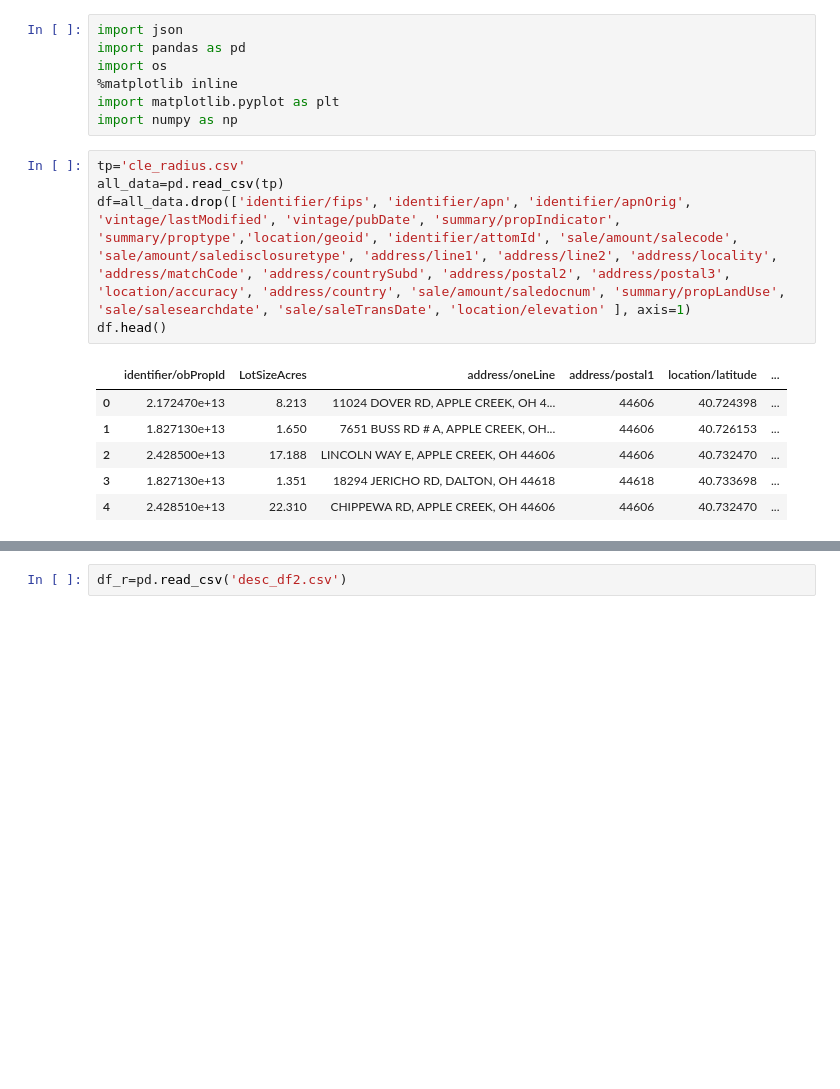
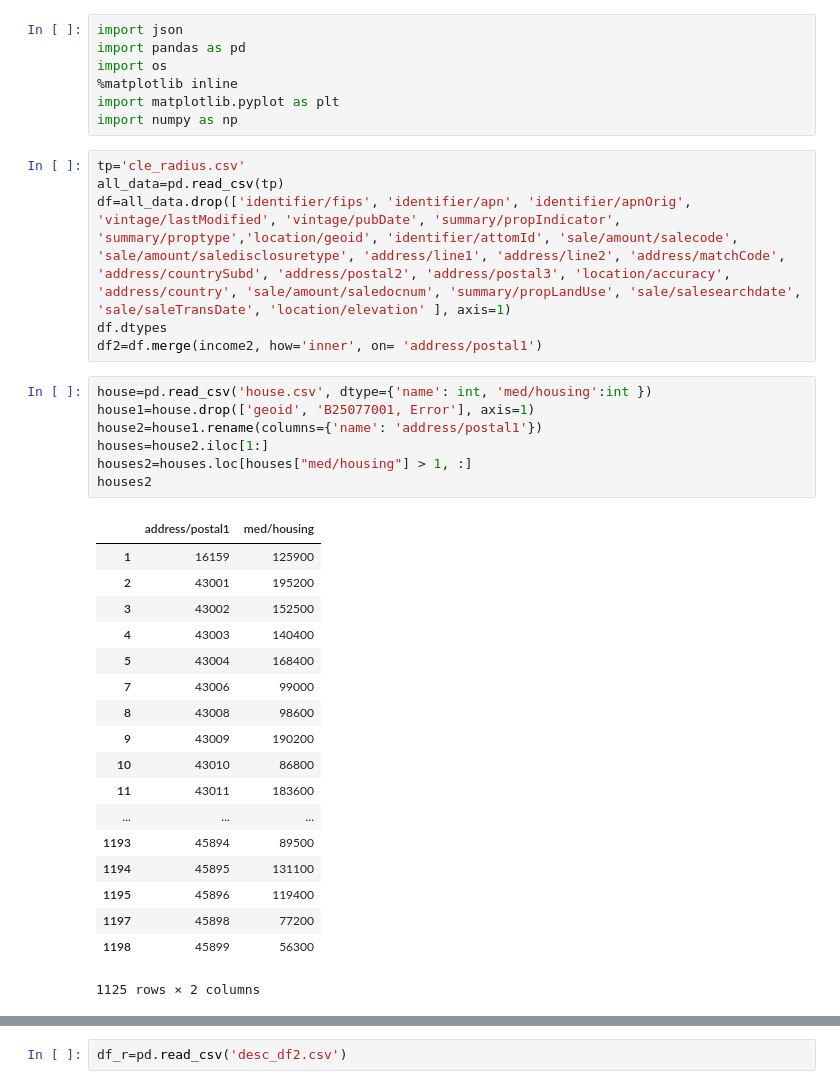
Before and after one commit to YKhmelnitskiy/Project-Real-Estate-Manager, a Jupyter notebook: RE.ipynb, the cells around one changed output, grey strips where cells are left out. Drawn from its saved outputs; the diff is of its cells as text; blank space fills up the shorter version.

```diff
--- a/RE.ipynb
+++ b/RE.ipynb
@@ -8,12 +8,32 @@ import numpy as np
 # %%
 tp='cle_radius.csv'
 all_data=pd.read_csv(tp)
-df=all_data.drop(['identifier/fips', 'identifier/apn', 'identifier/apnOrig', 'vintage/lastModified', 'vintage/pubDate', 'summary/propIndicator', 'summary/proptype','location/geoid', 'identifier/attomId', 'sale/amount/salecode', 'sale/amount/saledisclosuretype', 'address/line1', 'address/line2', 'address/locality', 'address/matchCode', 'address/countrySubd', 'address/postal2', 'address/postal3', 'location/accuracy', 'address/country', 'sale/amount/saledocnum', 'summary/propLandUse', 'sale/salesearchdate', 'sale/saleTransDate', 'location/elevation' ], axis=1)
-df.head()
+df=all_data.drop(['identifier/fips', 'identifier/apn', 'identifier/apnOrig', 'vintage/lastModified', 'vintage/pubDate', 'summary/propIndicator', 'summary/proptype','location/geoid', 'identifier/attomId', 'sale/amount/salecode', 'sale/amount/saledisclosuretype', 'address/line1', 'address/line2', 'address/matchCode', 'address/countrySubd', 'address/postal2', 'address/postal3', 'location/accuracy', 'address/country', 'sale/amount/saledocnum', 'summary/propLandUse', 'sale/salesearchdate', 'sale/saleTransDate', 'location/elevation' ], axis=1)
+df.dtypes
+df2=df.merge(income2, how='inner', on= 'address/postal1')
-# %% [output]
-|  | identifier/obPropId | LotSizeAcres | address/oneLine | address/postal1 | location/latitude | ... |
-| 0 | 2.172470e+13 | 8.213 | 11024 DOVER RD, APPLE CREEK, OH 4... | 44606 | 40.724398 | ... |
-| 1 | 1.827130e+13 | 1.650 | 7651 BUSS RD # A, APPLE CREEK, OH... | 44606 | 40.726153 | ... |
-| 2 | 2.428500e+13 | 17.188 | LINCOLN WAY E, APPLE CREEK, OH 44606 | 44606 | 40.732470 | ... |
-| 3 | 1.827130e+13 | 1.351 | 18294 JERICHO RD, DALTON, OH 44618 | 44618 | 40.733698 | ... |
-| 4 | 2.428510e+13 | 22.310 | CHIPPEWA RD, APPLE CREEK, OH 44606 | 44606 | 40.732470 | ... |
+# %%
+house=pd.read_csv('house.csv', dtype={'name': int, 'med/housing':int })
+house1=house.drop(['geoid', 'B25077001, Error'], axis=1)
+house2=house1.rename(columns={'name': 'address/postal1'})
+houses=house2.iloc[1:]
+houses2=houses.loc[houses["med/housing"] > 1, :]
+houses2
+# %% [output]
+|  | address/postal1 | med/housing |
+| 1 | 16159 | 125900 |
+| 2 | 43001 | 195200 |
+| 3 | 43002 | 152500 |
+| 4 | 43003 | 140400 |
+| 5 | 43004 | 168400 |
+| 7 | 43006 | 99000 |
+| 8 | 43008 | 98600 |
+| 9 | 43009 | 190200 |
+| 10 | 43010 | 86800 |
+| 11 | 43011 | 183600 |
+| ... | ... | ... |
+| 1193 | 45894 | 89500 |
+| 1194 | 45895 | 131100 |
+| 1195 | 45896 | 119400 |
+| 1197 | 45898 | 77200 |
+| 1198 | 45899 | 56300 |
+1125 rows × 2 columns
```
Also changed, not shown: parts of 28 cells of this notebook, 22 other files.
